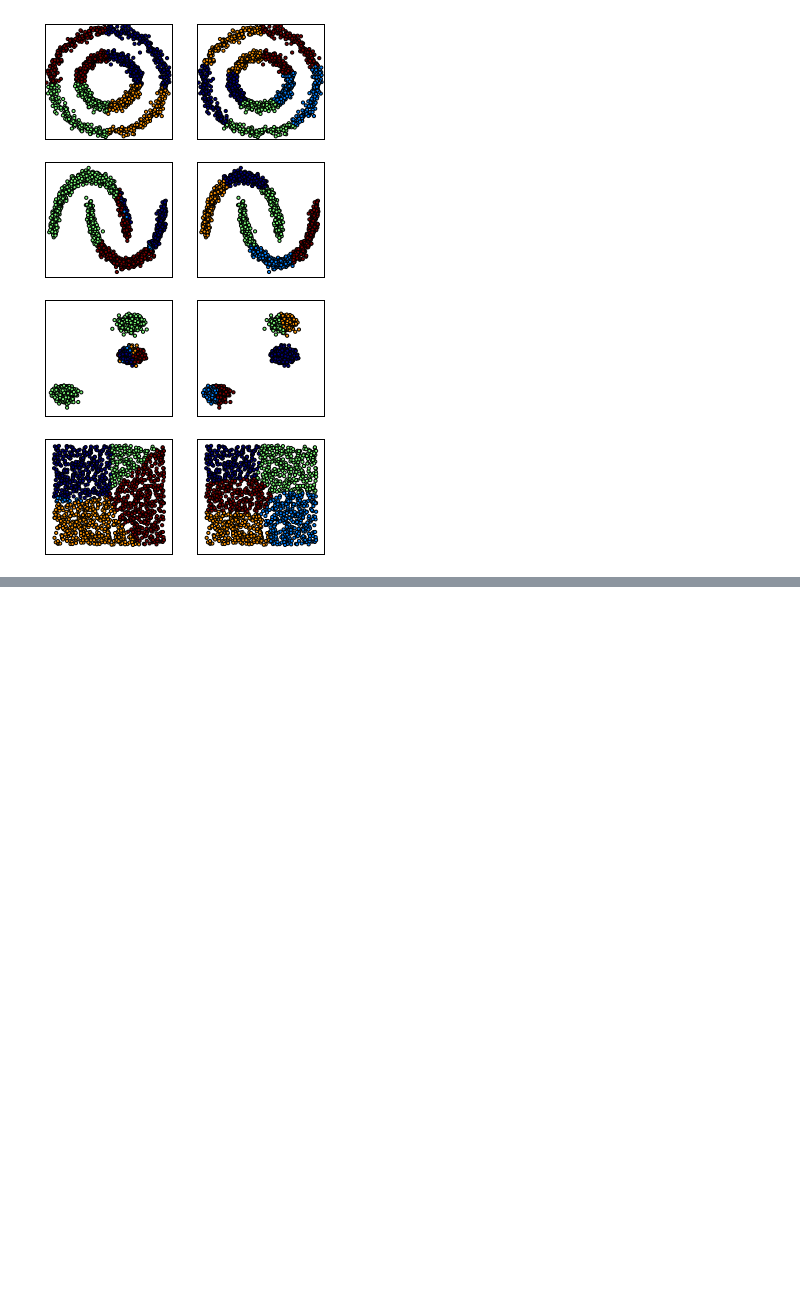
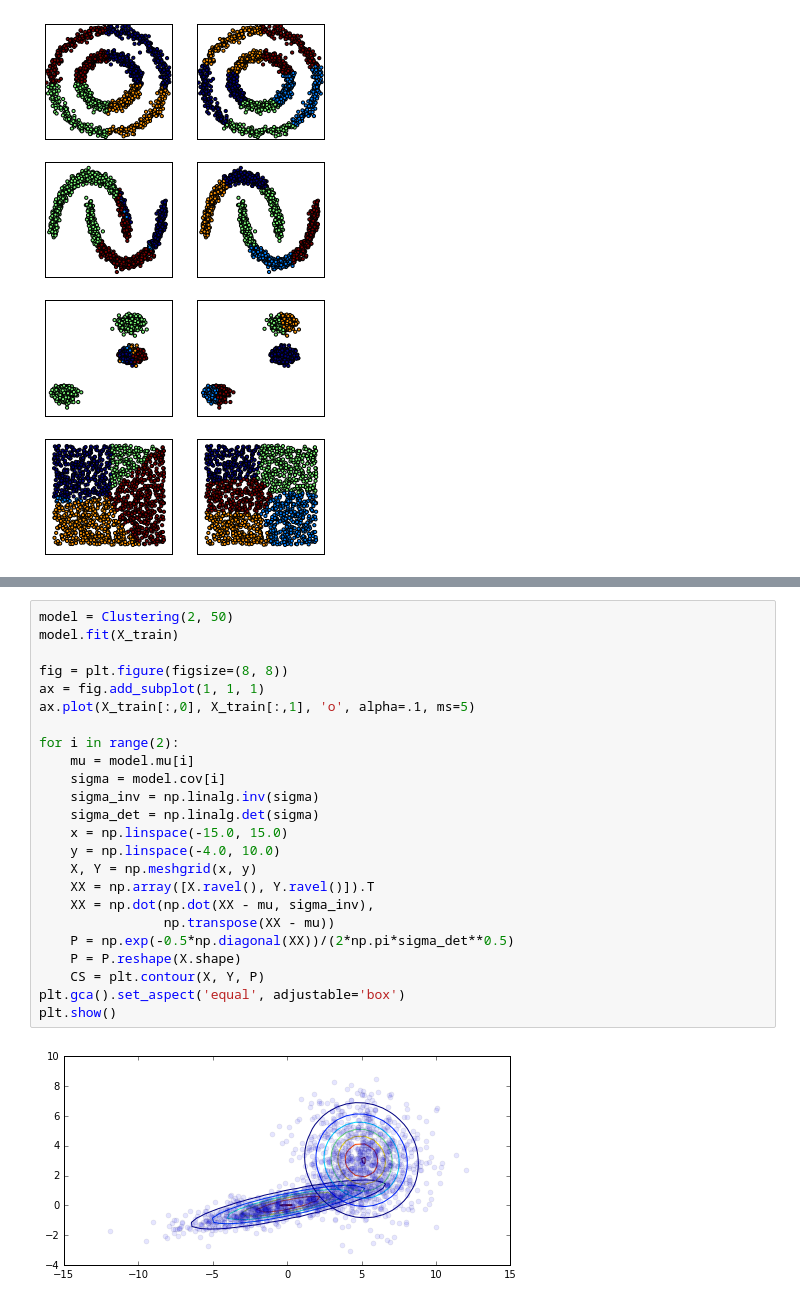
Before and after one commit to mazurovEV/OTUS_homeworks, a Jupyter notebook: lesson_11_homework.ipynb, the cells around one changed output, grey strips where cells are left out. Cells and saved outputs as stored; diff of their text form; blank space fills up the shorter version.

Commit message:
lesson 11 clustering homework: add example with mixture of gaussians

```diff
--- a/lesson_11_homework.ipynb
+++ b/lesson_11_homework.ipynb
@@ -229,0 +246,26 @@ plt.show()
+# %%
+model = Clustering(2, 50)
+model.fit(X_train)
+
+fig = plt.figure(figsize=(8, 8))
+ax = fig.add_subplot(1, 1, 1)
+ax.plot(X_train[:,0], X_train[:,1], 'o', alpha=.1, ms=5)
+
+for i in range(2):
+    mu = model.mu[i]
+    sigma = model.cov[i]
+    sigma_inv = np.linalg.inv(sigma)
+    sigma_det = np.linalg.det(sigma)
+    x = np.linspace(-15.0, 15.0)
+    y = np.linspace(-4.0, 10.0)
+    X, Y = np.meshgrid(x, y)
+    XX = np.array([X.ravel(), Y.ravel()]).T
+    XX = np.dot(np.dot(XX - mu, sigma_inv),
+                np.transpose(XX - mu))
+    P = np.exp(-0.5*np.diagonal(XX))/(2*np.pi*sigma_det**0.5)
+    P = P.reshape(X.shape)
+    CS = plt.contour(X, Y, P)
+plt.gca().set_aspect('equal', adjustable='box')
+plt.show()
+# %% [output]
+[figure, added]
```
Also changed, not shown: parts of 1 cell of this notebook.
